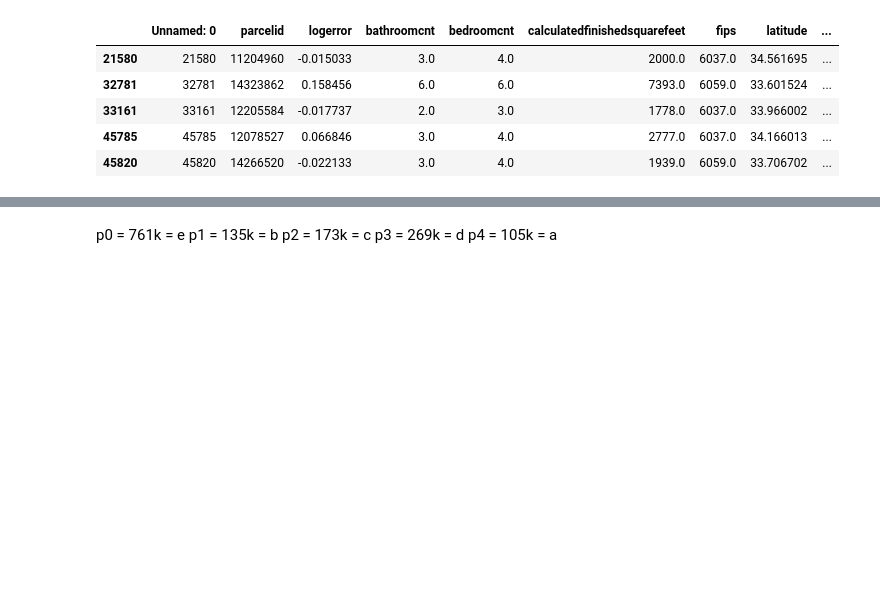
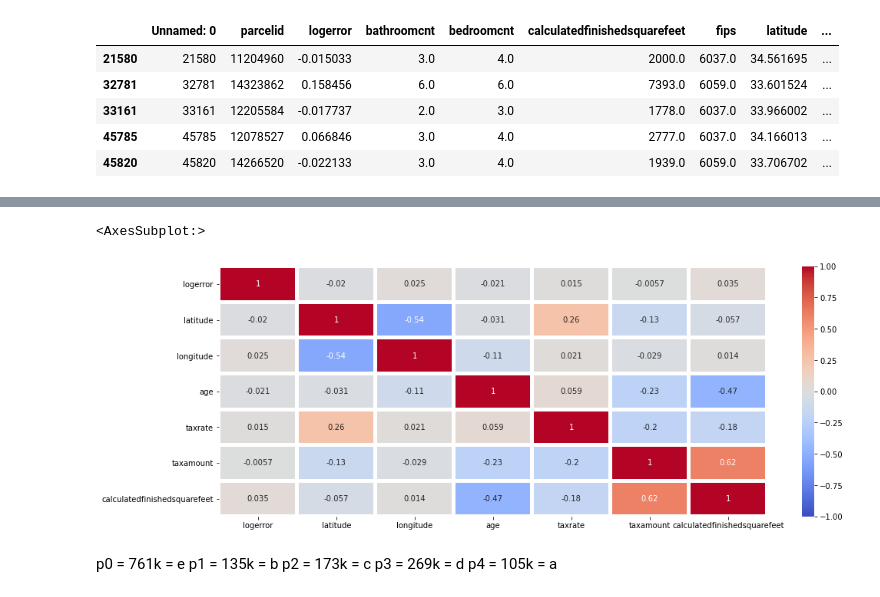
Before and after one commit to Zillow-Project-JG-DN/clustering-project-jgdn, a Jupyter notebook: dn_scratchpad.ipynb, the cells around one changed output, grey strips where cells are left out. Saved outputs shown, nothing was run; the diff lists cells and outputs as text; code cells hidden in the pictures; blank space fills up the shorter version.

```diff
--- a/dn_scratchpad.ipynb
+++ b/dn_scratchpad.ipynb
@@ -77,3 +106,11 @@ train.head()
+# %%
+plt.figure(figsize=(16, 6))
+sns.heatmap(train[['logerror','latitude', 'longitude', 'age', 'taxrate', 'taxamount',
+'calculatedfinishedsquarefeet']].corr(), cmap="coolwarm", vmin=-1, vmax=1, annot=True,
+            center=0, linewidths=4)
+# %% [output]
+<AxesSubplot:>
+[figure, added]
 # %% [markdown]
 p0 = 761k = e
 p1 = 135k = b
```
Also changed, not shown: parts of 29 cells of this notebook, 8 other files.
